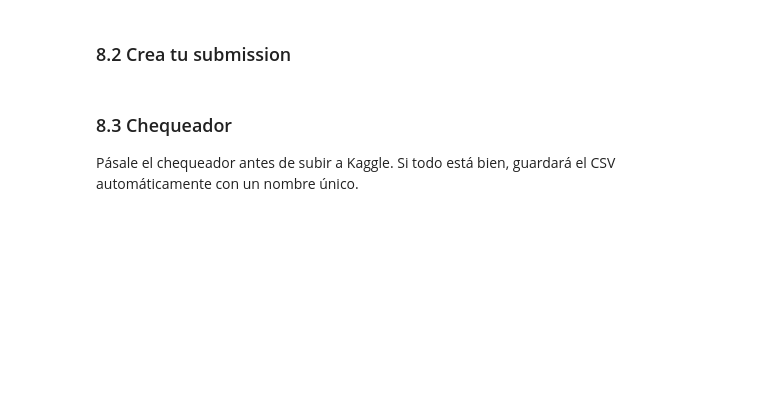
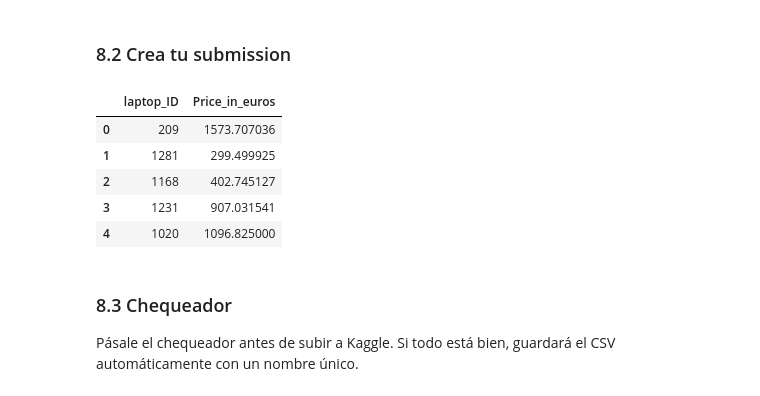
Before and after one commit to lolarealcejudo27/DS-Online-Lola, a Jupyter notebook: Team_Challenges/TC_04_Sprint_12_Kaggle/TC-Kaggle_submission.ipynb, the cells around one changed output. Saved outputs shown, nothing was run; the diff lists cells and outputs as text; code cells hidden in the pictures; blank space fills up the shorter version.

```diff
--- a/Team_Challenges/TC_04_Sprint_12_Kaggle/TC-Kaggle_submission.ipynb
+++ b/Team_Challenges/TC_04_Sprint_12_Kaggle/TC-Kaggle_submission.ipynb
@@ -226,3 +292,20 @@ sample.head()
+# %%
+final_predictions = final_model.predict(X_pred_final)
+
+submission = pd.DataFrame({
+    'laptop_ID': X_pred_raw['laptop_ID'],
+    'Price_in_euros': final_predictions
+})
+
+submission.columns = sample.columns
+submission.head()
+# %% [output]
+|  | laptop_ID | Price_in_euros |
+| 0 | 209 | 1573.707036 |
+| 1 | 1281 | 299.499925 |
+| 2 | 1168 | 402.745127 |
+| 3 | 1231 | 907.031541 |
+| 4 | 1020 | 1096.825000 |
 # %% [markdown]
 ### 8.3 Chequeador
 
```
Also changed, not shown: parts of 19 cells of this notebook, 2 other files.
